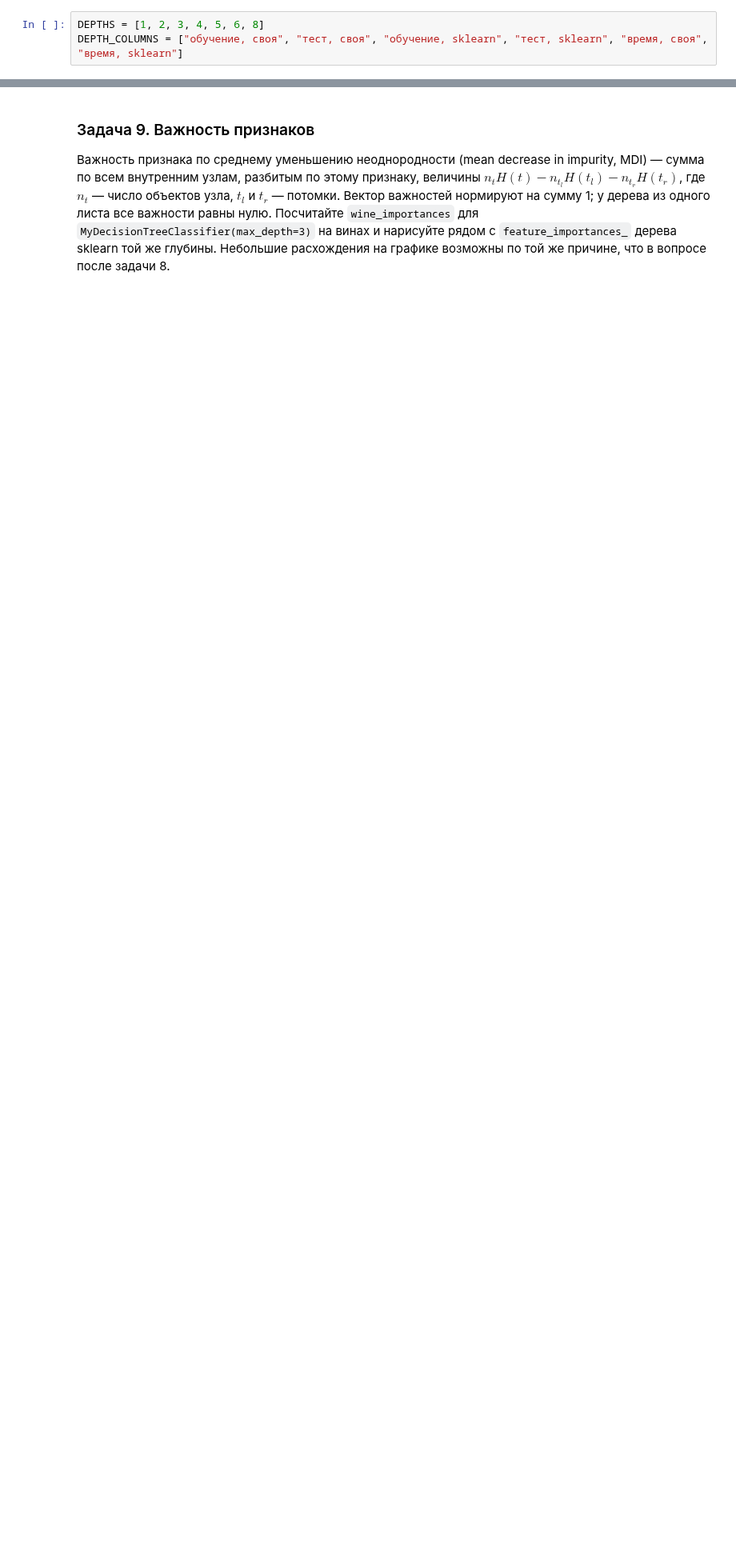
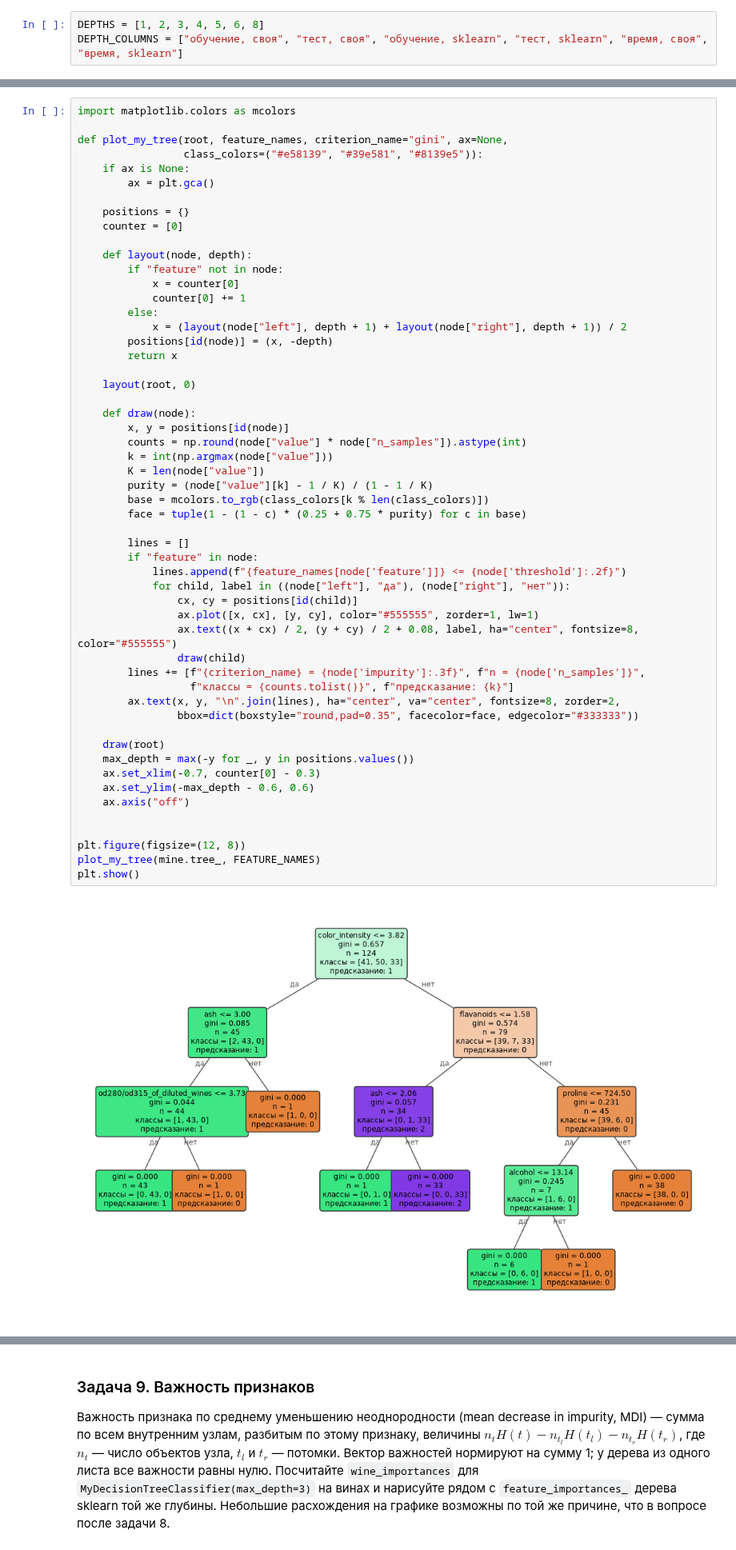
Before and after one commit to salexkon/ml_dafe_mipt, a Jupyter notebook: classes/week_08_trees/lab_08.ipynb, the cells around one changed output, grey strips where cells are left out. Shown at 80% size. Cells and saved outputs as stored; diff of their text form; blank space fills up the shorter version.

```diff
--- a/classes/week_08_trees/lab_08.ipynb
+++ b/classes/week_08_trees/lab_08.ipynb
@@ -462,3 +649,59 @@ print("проверки пройдены")
+# %%
+import matplotlib.colors as mcolors
+
+def plot_my_tree(root, feature_names, criterion_name="gini", ax=None,
+                 class_colors=("#e58139", "#39e581", "#8139e5")):
+    if ax is None:
+        ax = plt.gca()
+
+    positions = {}
+    counter = [0]
+
+    def layout(node, depth):
+        if "feature" not in node:
+            x = counter[0]
+            counter[0] += 1
+        else:
+            x = (layout(node["left"], depth + 1) + layout(node["right"], depth + 1)) / 2
+        positions[id(node)] = (x, -depth)
+        return x
+
+    layout(root, 0)
+
+    def draw(node):
+        x, y = positions[id(node)]
+        counts = np.round(node["value"] * node["n_samples"]).astype(int)
+        k = int(np.argmax(node["value"]))
+        K = len(node["value"])
+        purity = (node["value"][k] - 1 / K) / (1 - 1 / K)
+        base = mcolors.to_rgb(class_colors[k % len(class_colors)])
+        face = tuple(1 - (1 - c) * (0.25 + 0.75 * purity) for c in base)
+
+        lines = []
+        if "feature" in node:
+            lines.append(f"{feature_names[node['feature']]} <= {node['threshold']:.2f}")
+            for child, label in ((node["left"], "да"), (node["right"], "нет")):
+                cx, cy = positions[id(child)]
+                ax.plot([x, cx], [y, cy], color="#555555", zorder=1, lw=1)
+                ax.text((x + cx) / 2, (y + cy) / 2 + 0.08, label, ha="center", fontsize=8, color="#555555")
+                draw(child)
+        lines += [f"{criterion_name} = {node['impurity']:.3f}", f"n = {node['n_samples']}",
+                  f"классы = {counts.tolist()}", f"предсказание: {k}"]
+        ax.text(x, y, "\n".join(lines), ha="center", va="center", fontsize=8, zorder=2,
+                bbox=dict(boxstyle="round,pad=0.35", facecolor=face, edgecolor="#333333"))
+
+    draw(root)
+    max_depth = max(-y for _, y in positions.values())
+    ax.set_xlim(-0.7, counter[0] - 0.3)
+    ax.set_ylim(-max_depth - 0.6, 0.6)
+    ax.axis("off")
+
+
+plt.figure(figsize=(12, 8))
+plot_my_tree(mine.tree_, FEATURE_NAMES)
+plt.show()
+# %% [output]
+[figure, added]
 # %% [markdown]
 **Вопрос.** Во сколько раз своя реализация медленнее sklearn и почему?
 При глубине 3 и больше accuracy своей реализации на тестовом сете может
```
Also changed, not shown: parts of 24 cells of this notebook.
